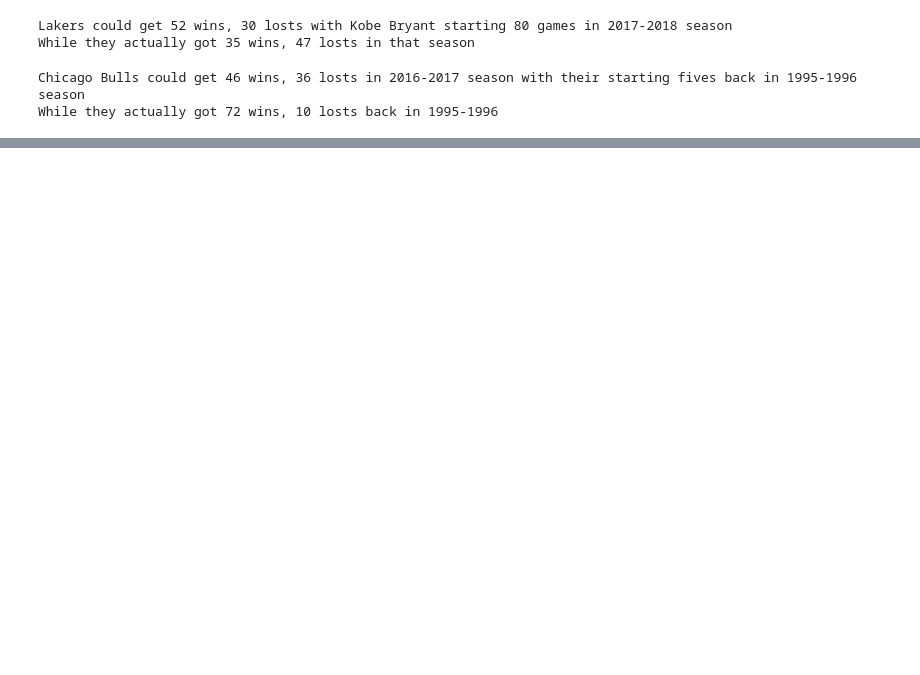
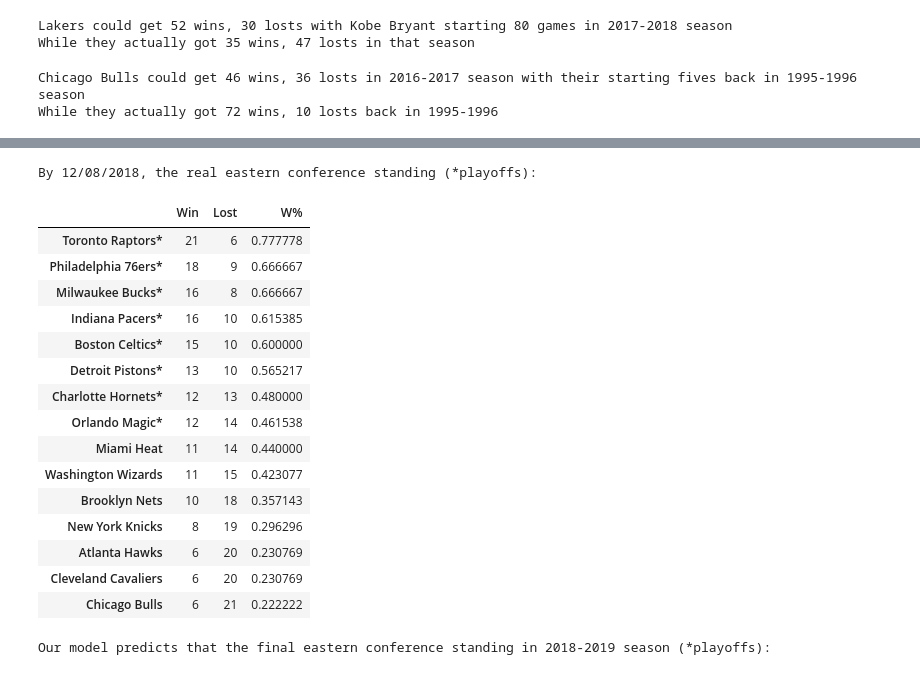
Before and after one commit to cis-519-team/project, a Jupyter notebook: topics.ipynb, the cells around one changed output, grey strips where cells are left out. Saved outputs shown, nothing was run; the diff lists cells and outputs as text; code cells hidden in the pictures; blank space fills up the shorter version.

```diff
--- a/topics.ipynb
+++ b/topics.ipynb
@@ -345,0 +423,65 @@ chi_2017.head(10)
+# %%
+#real record by 12/08/2018
+east_now={'Toronto Raptors':[21,6],'Philadelphia 76ers':[18,9],'Milwaukee Bucks':[16,8],
+         'Indiana Pacers':[16,10],'Boston Celtics':[15,10],'Detroit Pistons':[13,10],'Charlotte Hornets':[12,13],
+         'Orlando Magic':[12,14],'Miami Heat':[11,14],'Washington Wizards':[11,15],'Brooklyn Nets':[10,18],
+         'New York Knicks':[8,19],'Atlanta Hawks':[6,20],'Cleveland Cavaliers':[6,20],'Chicago Bulls':[6,21]}
+west_now={'Golden State Warriors':[18,9],'Oklahoma City Thunder':[16,8],'Denver Nuggets':[17,9],
+         'Los Angeles Clippers':[16,9],'Los Angeles Lakers':[16,10],'Memphis Grizzlies':[15,10],
+         'Portland Trail Blazers':[15,11],'Dallas Mavericks':[13,11],'Sacramento Kings':[13,12],
+         'Utah Jazz':[13,13],'Minnesota Timberwolves':[13,13],'New Orleans Pelicans':[13,14],
+             'San Antonio Spurs':[12,14],'Houston Rockets':[11,14],'Phoenix Suns':[4,22]}
+#predicted record
+east={}
+west={}
+
+for key,val in east_now.items():
+    east[key]=val[0]+win_record[key]
+for key,val in west_now.items():
+    west[key]=val[0]+win_record[key]
+# %%
+east_now_df=pd.DataFrame(east_now,index=['Win','Lost']).T
+east_now_df['W%']=east_now_df.apply(lambda x: x.Win/(x.Win+x.Lost), axis=1)
+east_now_df=east_now_df.sort_values(by=['W%'],ascending=False)
+
+new_index=[]
+for key in east_now_df.index.values[:8]:
+    new_index.append(key+"*")
+new_index.extend( east_now_df.index.values[8:])
+east_now_df.index=new_index
+
+print("By 12/08/2018, the real eastern conference standing (*playoffs):")
+display(east_now_df)
+
+east_df=pd.DataFrame(east,index=['Win']).T
+east_df['Lost']=east_df.apply(lambda x: 82-x.Win, axis=1)
+east_df['W%']=east_df.apply(lambda x: x.Win/82, axis=1)
+east_df=east_df.sort_values(by=['Win'],ascending=False)
+
+new_index=[]
+for key in east_df.index.values[:8]:
+    new_index.append(key+"*")
+new_index.extend( east_df.index.values[8:])
+east_df.index=new_index
+
+print("Our model predicts that the final eastern conference standing in 2018-2019 season (*playoffs):")
+display(east_df)
+# %% [output]
+By 12/08/2018, the real eastern conference standing (*playoffs):
+|  | Win | Lost | W% |
+| Toronto Raptors* | 21 | 6 | 0.777778 |
+| Philadelphia 76ers* | 18 | 9 | 0.666667 |
+| Milwaukee Bucks* | 16 | 8 | 0.666667 |
+| Indiana Pacers* | 16 | 10 | 0.615385 |
+| Boston Celtics* | 15 | 10 | 0.600000 |
+| Detroit Pistons* | 13 | 10 | 0.565217 |
+| Charlotte Hornets* | 12 | 13 | 0.480000 |
+| Orlando Magic* | 12 | 14 | 0.461538 |
+| Miami Heat | 11 | 14 | 0.440000 |
+| Washington Wizards | 11 | 15 | 0.423077 |
+| Brooklyn Nets | 10 | 18 | 0.357143 |
+| New York Knicks | 8 | 19 | 0.296296 |
+| Atlanta Hawks | 6 | 20 | 0.230769 |
+| Cleveland Cavaliers | 6 | 20 | 0.230769 |
+| Chicago Bulls | 6 | 21 | 0.222222 |
+Our model predicts that the final eastern conference standing in 2018-2019 season (*playoffs):
```
Also changed, not shown: parts of 10 cells of this notebook, 2 other files.
